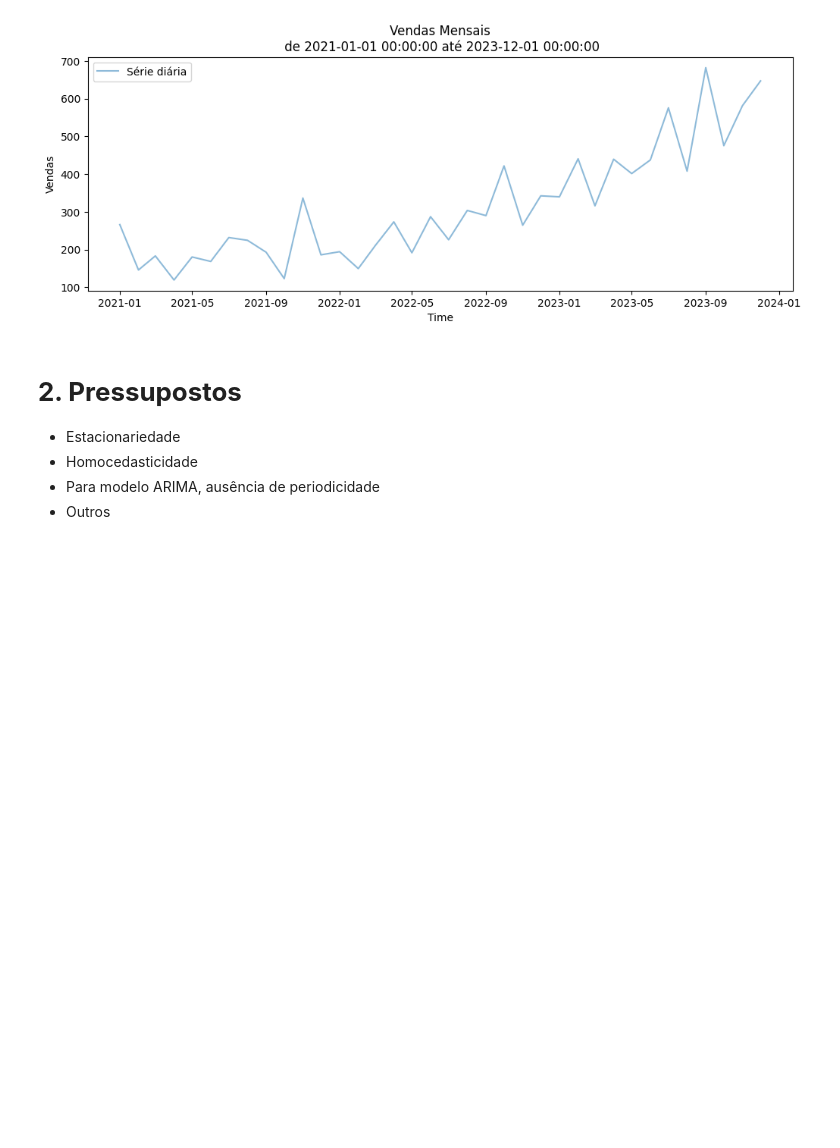
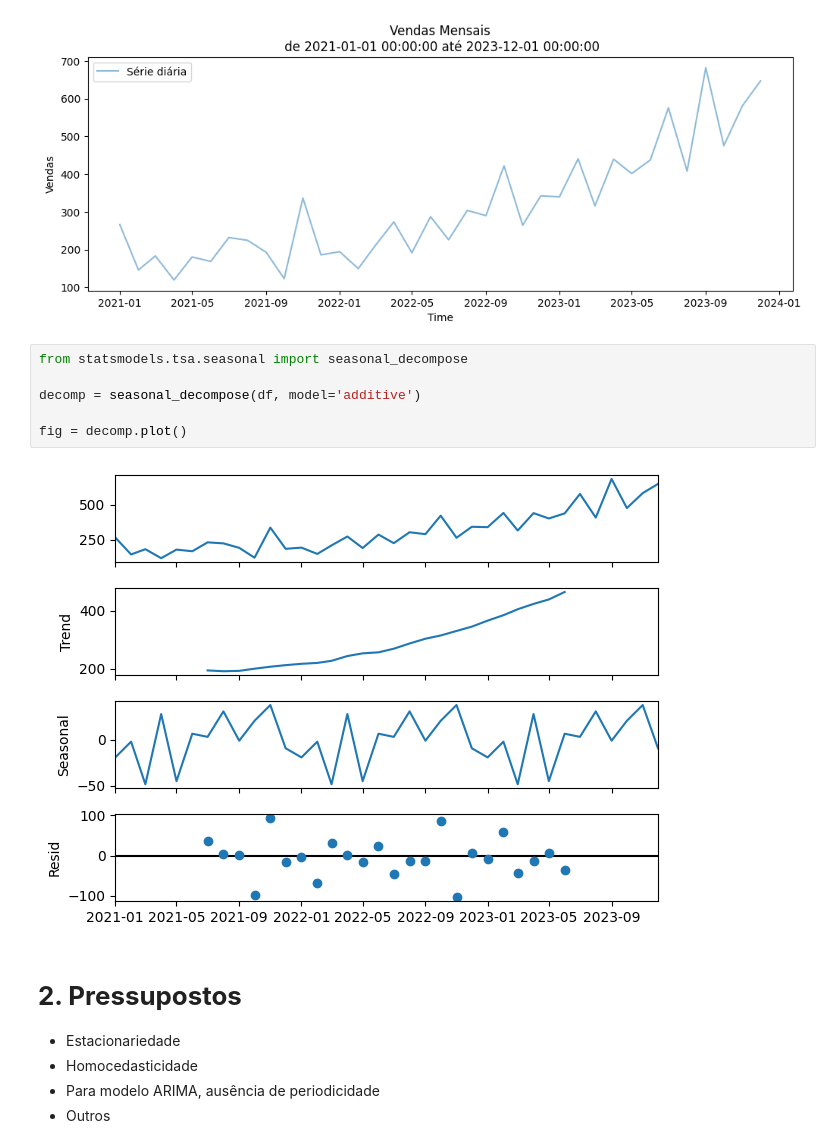
Before and after one commit to Rogerio-mack/IMT_CD_2026, a Jupyter notebook: Modelo_ARIMA_pipeline.ipynb, the cells around one changed output. Saved outputs shown, nothing was run; the diff lists cells and outputs as text; blank space fills up the shorter version.

```diff
--- a/Modelo_ARIMA_pipeline.ipynb
+++ b/Modelo_ARIMA_pipeline.ipynb
@@ -106,6 +113,14 @@ plt.legend()
 plt.show()
 # %% [output]
 [figure]
+# %%
+from statsmodels.tsa.seasonal import seasonal_decompose
+
+decomp = seasonal_decompose(df, model='additive')
+
+fig = decomp.plot()
+# %% [output]
+[figure, added]
 # %% [markdown]
 # **2. Pressupostos**
 
```
Also changed, not shown: parts of 9 cells of this notebook.
